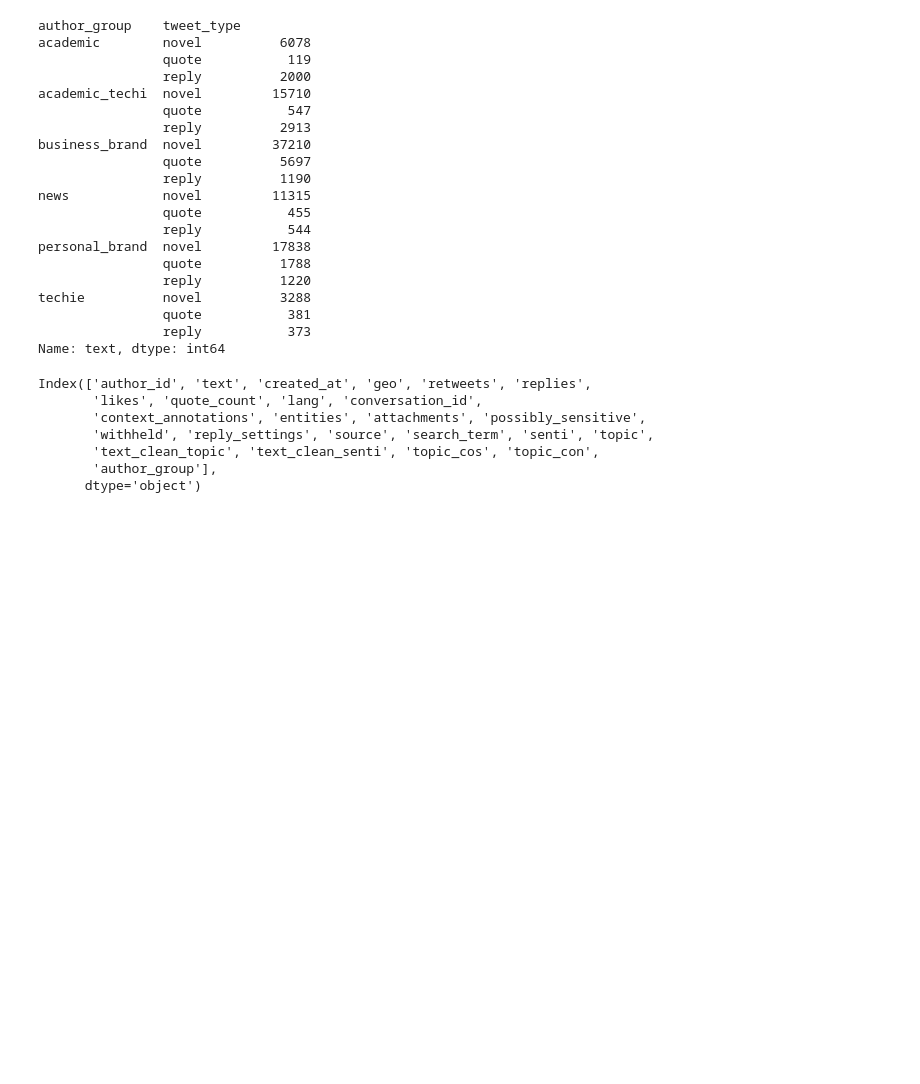
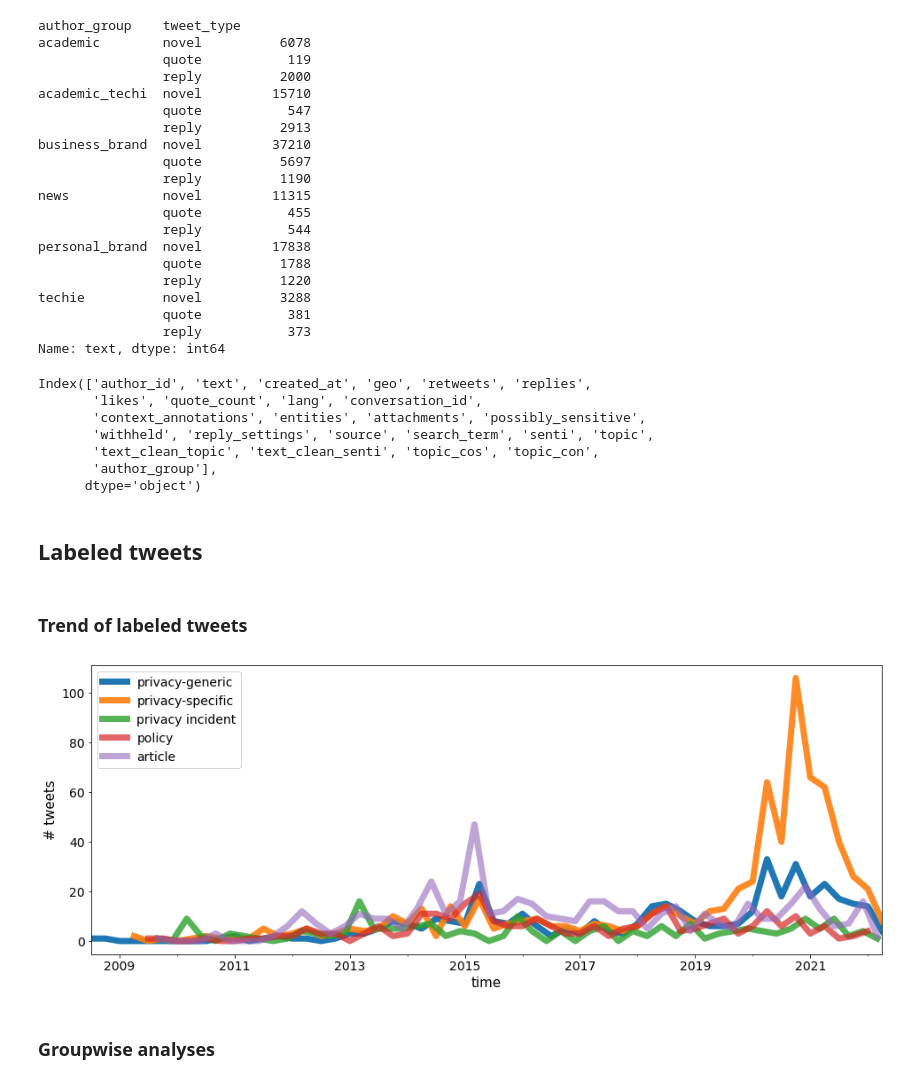
Before and after one commit to rakib062/edtech-scrape, a Jupyter notebook: paper-analysis.ipynb, the cells around one changed output. Cells and saved outputs as stored; diff of their text form; code cells hidden in the pictures; blank space fills up the shorter version.

```diff
--- a/paper-analysis.ipynb
+++ b/paper-analysis.ipynb
@@ -2,6 +2,7 @@
 import os, sys, pickle, re
 from os.path import join
 import pandas as pd
+from sklearn.feature_extraction.text import TfidfVectorizer
 from matplotlib import pyplot as plt
 import numpy as np
 import fasttext as ft
@@ -11,7 +12,7 @@ sys.path.append('helpers/')
 from tweetokenize import *
 data_root= config.DATA_ROOT
 import text_processing, preprocess_tweet_data, config
-
+pd.options.display.max_colwidth = 300
 NUM_USR_PROF_CLUSTER= '10 20 30 40 50 80 100'
 ALGO_USR_PROF_CLUSTER='KMeans'
 
@@ -34,7 +35,3 @@ USR_CLUSTER_DIR = join(DATA_ROOT, 'profile-cluster-models') #directory to save p
 USR_CLUSTER_MOD = join(USR_CLUSTER_DIR, 'model-KMeans-{}-0.model'.format(NUM_USR_PROF_CLUSTER))
 TWEET_TOPIC_DIR = join(DATA_ROOT, 'tweet-topic') #directory to contain topic models and outputs for tweets
 TWEET_SENTI_TRAIN_TEXT=join(DATA_ROOT,'tweet-senti-text.txt') #file containing text for training sentiment model
-
-tick_font=14
-lbl_font=15
-leg_font=16
@@ -152,3 +229,27 @@ Index(['author_id', 'text', 'created_at', 'geo', 'retweets', 'replies',
        'text_clean_topic', 'text_clean_senti', 'topic_cos', 'topic_con',
        'author_group'],
       dtype='object')
+# %% [markdown]
+## Labeled tweets
+# %%
+labled_df = pd.read_pickle('all-sec-priv-labeled-tweets.pkl')
+# %% [markdown]
+### Trend of labeled tweets
+# %%
+alpha=1
+for code in ['privacy-generic', 'privacy-specific', 'privacy incident', 'policy'#, 'other-student-privacy', 'other-privacy'
+             , 'article']:
+    labled_df[labled_df.code==code].reset_index().set_index('created_at').groupby(pd.Grouper(freq='3M')).text.count().plot(
+                    label=code, linewidth=7, figsize=(16,6), alpha=alpha)
+    alpha=alpha-.1
+
+plt.yticks(fontsize=tick_font)
+plt.xticks(fontsize=tick_font)
+plt.xlabel('time', fontsize=lbl_font)
+plt.ylabel('# tweets', fontsize=lbl_font)
+plt.legend(title="", title_fontsize=leg_font, fontsize=leg_font-2, fancybox=True)
+plt.show()
+# %% [output]
+[figure, added]
+# %% [markdown]
+### Groupwise analyses
```
Also changed, not shown: parts of 25 cells of this notebook, 1 other file.
